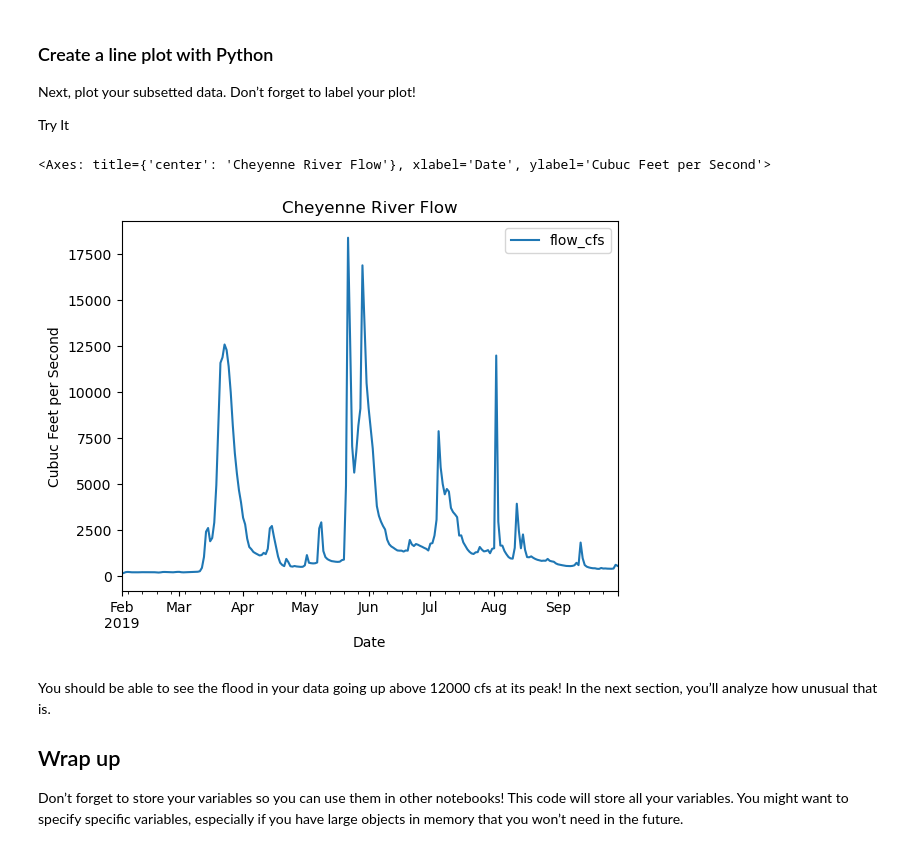
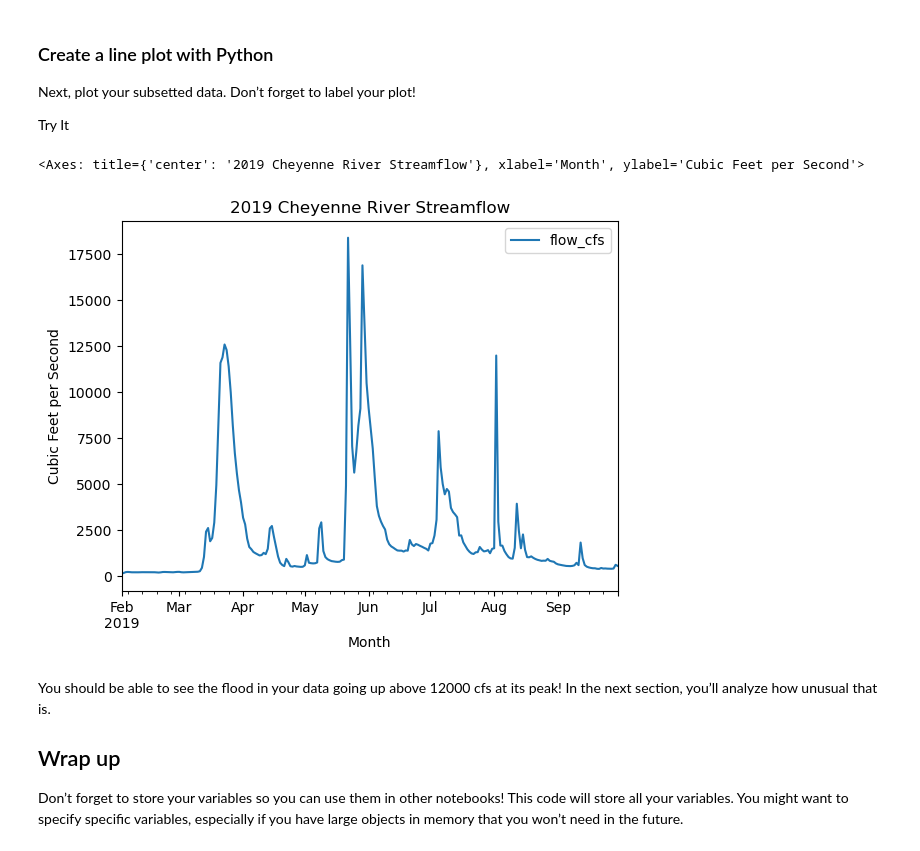
Before and after one commit to cu-esiil-edu/02-flood-noahcowper, a Jupyter notebook: notebooks/flood-03-plot.ipynb, the cells around one changed output. Saved outputs shown, nothing was run; the diff lists cells and outputs as text; code cells hidden in the pictures.

Commit message:
corrected plot axis titles and created subset and resampled variables

```diff
--- a/notebooks/flood-03-plot.ipynb
+++ b/notebooks/flood-03-plot.ipynb
@@ -77,14 +77,14 @@ Next, plot your subsetted data. Don’t forget to label your plot!
 # %%
 (
     flood_df
     .plot(
-        xlabel='Date',
-        ylabel='Cubuc Feet per Second',
-        title='Cheyenne River Flow')
+        xlabel='Month',
+        ylabel='Cubic Feet per Second',
+        title='2019 Cheyenne River Streamflow')
 )
 # %% [output]
-<Axes: title={'center': 'Cheyenne River Flow'}, xlabel='Date', ylabel='Cubuc Feet per Second'>
+<Axes: title={'center': '2019 Cheyenne River Streamflow'}, xlabel='Month', ylabel='Cubic Feet per Second'>
-[figure, old version]
+[figure, new version]
 # %% [markdown]
 You should be able to see the flood in your data going up above 12000
 cfs at its peak! In the next section, you’ll analyze how unusual that
```
Also changed, not shown: 1 other file.
